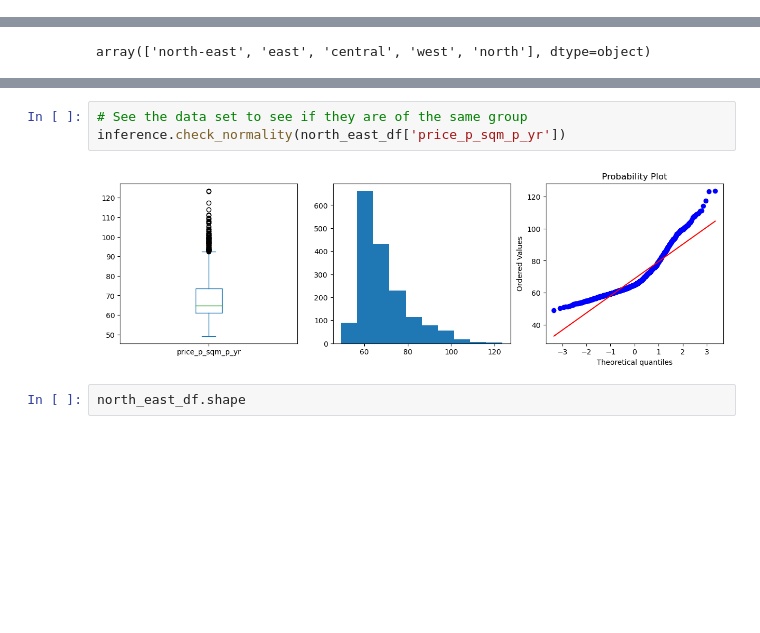
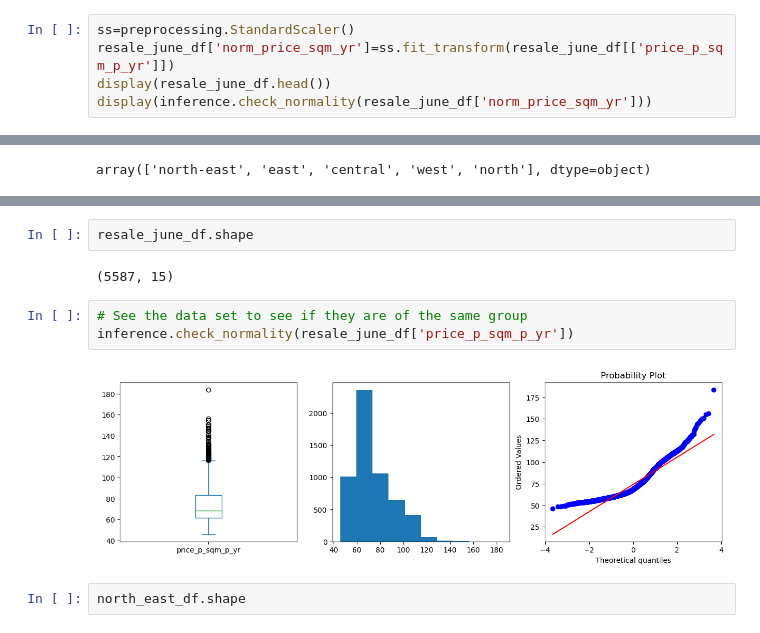
Before and after one commit to Luke-zm/Completed-Data-Courses-for-Masters, a Jupyter notebook: IND5003/assignment/IND5003_A1_<Your_Name>.ipynb, the cells around one changed output, grey strips where cells are left out. Saved outputs shown, nothing was run; the diff lists cells and outputs as text; blank space fills up the shorter version.

```diff
--- a/IND5003/assignment/IND5003_A1_<Your_Name>.ipynb
+++ b/IND5003/assignment/IND5003_A1_<Your_Name>.ipynb
@@ -248,0 +360,5 @@ resale_june_df
+# %%
+ss=preprocessing.StandardScaler()
+resale_june_df['norm_price_sqm_yr']=ss.fit_transform(resale_june_df[['price_p_sqm_p_yr']])
+display(resale_june_df.head())
+display(inference.check_normality(resale_june_df['norm_price_sqm_yr']))
@@ -260,11 +385,15 @@ north_east_df.head()
 | 116726 | 2022-01 | ANG MO KIO | 4 ROOM | 419 | ANG MO KIO AVE 10 | 07 TO 09 | 99.0 | New Generation | ... |
 | 116727 | 2022-01 | ANG MO KIO | 4 ROOM | 466 | ANG MO KIO AVE 10 | 04 TO 06 | 93.0 | New Generation | ... |
 | 116728 | 2022-01 | ANG MO KIO | 4 ROOM | 472 | ANG MO KIO AVE 10 | 01 TO 03 | 92.0 | New Generation | ... |
+# %%
+resale_june_df.shape
+# %% [output]
+(5587, 15)
 # %%
 # See the data set to see if they are of the same group
-inference.check_normality(north_east_df['price_p_sqm_p_yr'])
+inference.check_normality(resale_june_df['price_p_sqm_p_yr'])
 # %% [output]
-[figure, old version]
+[figure, new version]
 # %%
 north_east_df.shape
 # %% [output]
```
Also changed, not shown: parts of 35 cells of this notebook, 7 other files.
